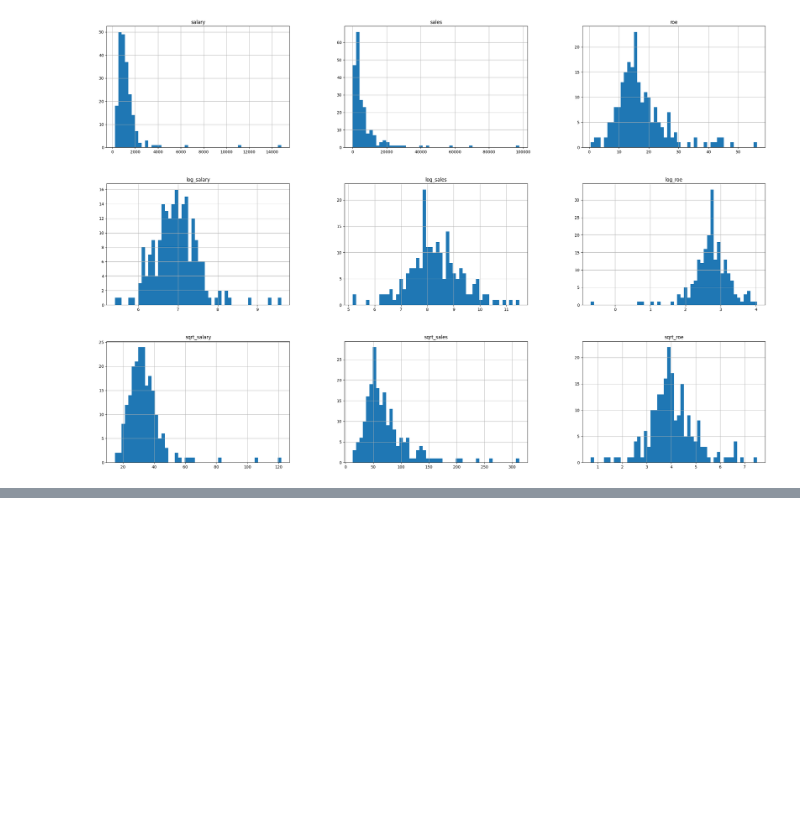
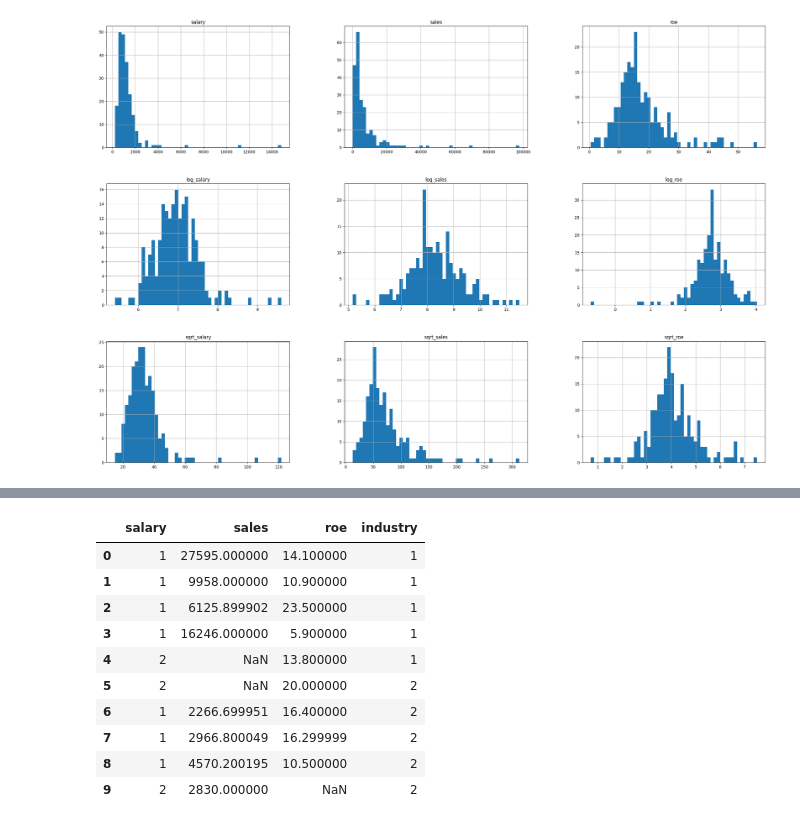
Before and after one commit to jjs142458/bigdata_school, a Jupyter notebook: 3rd_year/code/bigdata.ipynb, the cells around one changed output, grey strips where cells are left out. Cells and saved outputs as stored; diff of their text form; code cells hidden in the pictures; blank space fills up the shorter version.

```diff
--- a/3rd_year/code/bigdata.ipynb
+++ b/3rd_year/code/bigdata.ipynb
@@ -517,0 +565,15 @@ data.corr()
+# %%
+data['salary'] = data.isnull().sum(1)
+data
+# %% [output]
+|  | salary | sales | roe | industry |
+| 0 | 1 | 27595.000000 | 14.100000 | 1 |
+| 1 | 1 | 9958.000000 | 10.900000 | 1 |
+| 2 | 1 | 6125.899902 | 23.500000 | 1 |
+| 3 | 1 | 16246.000000 | 5.900000 | 1 |
+| 4 | 2 | NaN | 13.800000 | 1 |
+| 5 | 2 | NaN | 20.000000 | 2 |
+| 6 | 1 | 2266.699951 | 16.400000 | 2 |
+| 7 | 1 | 2966.800049 | 16.299999 | 2 |
+| 8 | 1 | 4570.200195 | 10.500000 | 2 |
+| 9 | 2 | 2830.000000 | NaN | 2 |
```
Also changed, not shown: parts of 9 cells of this notebook, 4 other files.
